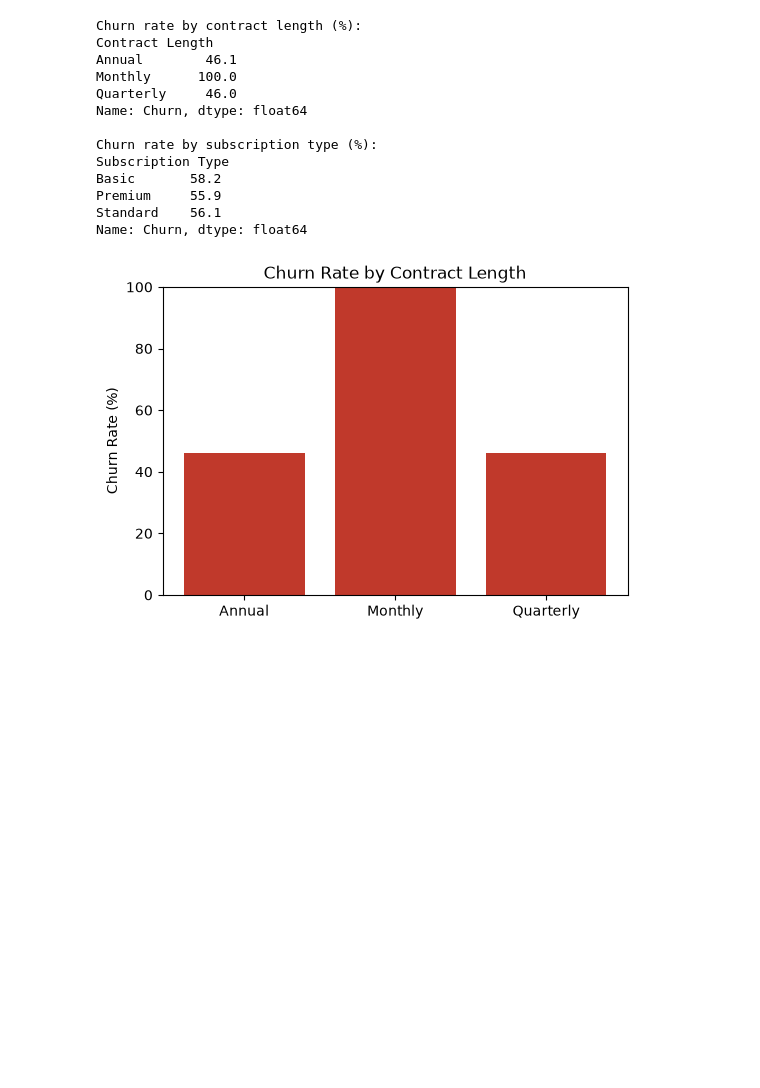
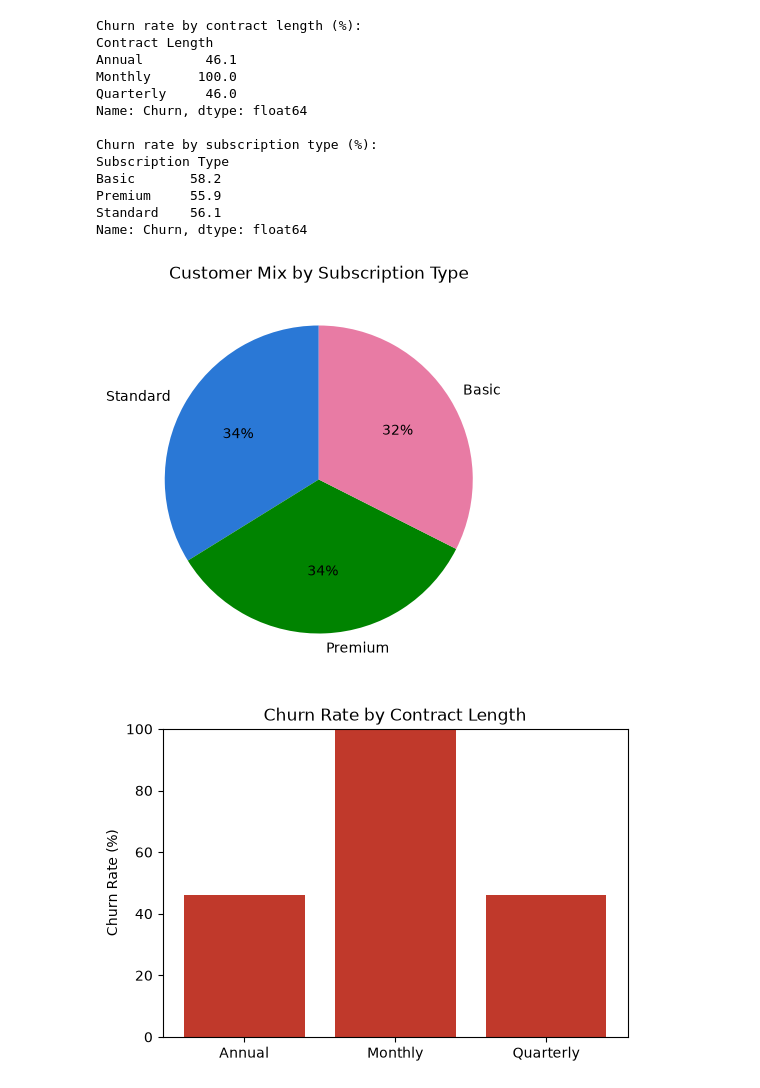
Before and after one commit to amide-init/data-science-course, a Jupyter notebook: projects/customer-churn/notebook.ipynb, the cells around one changed output. Drawn from its saved outputs; the diff is of its cells as text; code cells hidden in the pictures; blank space fills up the shorter version.

Commit message:
Refactor customer churn script: remove model tuning step, add subscription type pie chart, and update model saving and prediction logic

```diff
--- a/projects/customer-churn/notebook.ipynb
+++ b/projects/customer-churn/notebook.ipynb
@@ -183,4 +181,21 @@ Basic       58.2
 Premium     55.9
 Standard    56.1
 Name: Churn, dtype: float64
+# %%
+# Chart 1: Customer mix by subscription type - a pie chart suits this well since it's a genuine
+# part-to-whole split of the customer base into three roughly even categories.
+subscription_counts = df["Subscription Type"].value_counts()
+
+plt.figure(figsize=(5, 5))
+plt.pie(
+    subscription_counts.values,
+    labels=subscription_counts.index,
+    autopct="%1.0f%%",
+    colors=["#2a78d6", "#008300", "#e87ba4"],
+    startangle=90,
+)
+plt.title("Customer Mix by Subscription Type")
+plt.show()
+# %% [output]
+[figure, added]
 # %%
```
Also changed, not shown: parts of 19 cells of this notebook, 4 other files.
